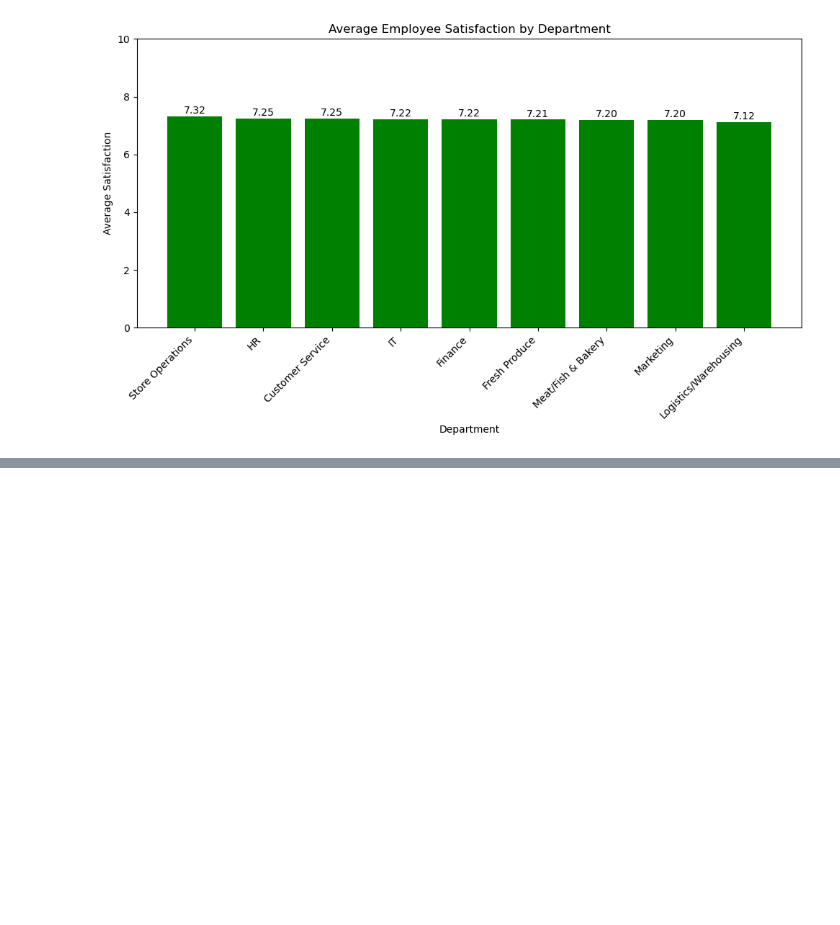
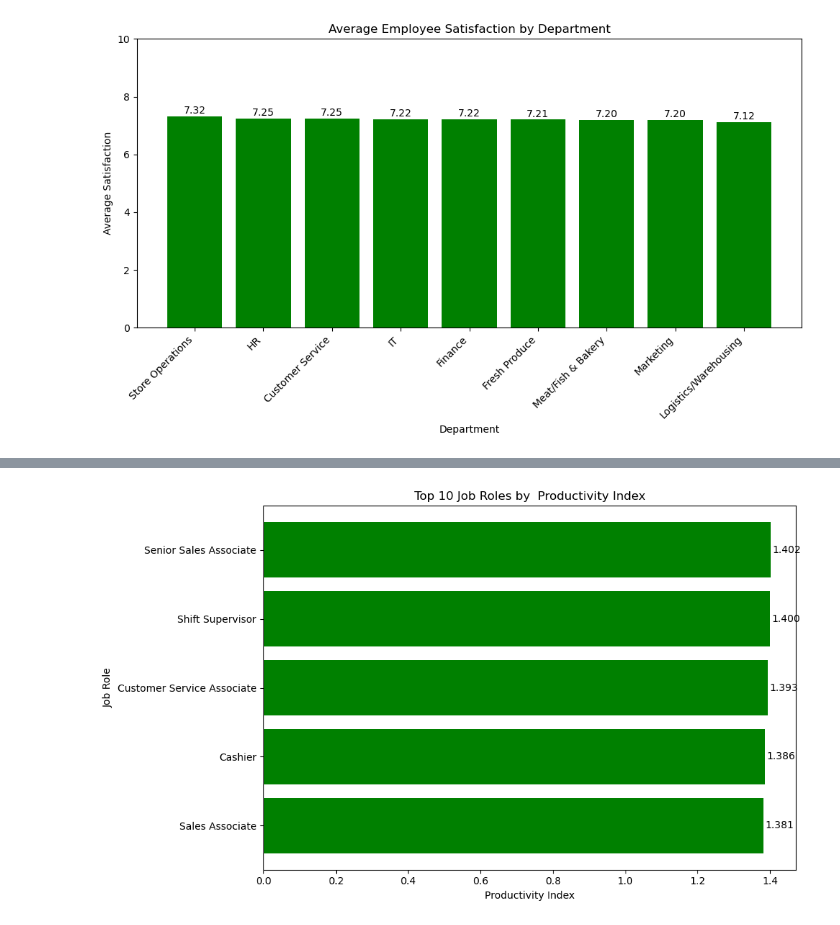
Before and after one commit to ChiBao-v/hr-analytics-workforce-performance, a Jupyter notebook: notebooks/exploratory_data_analysis.ipynb, the cells around one changed output, grey strips where cells are left out. Saved outputs shown, nothing was run; the diff lists cells and outputs as text; code cells hidden in the pictures; blank space fills up the shorter version.

```diff
--- a/notebooks/exploratory_data_analysis.ipynb
+++ b/notebooks/exploratory_data_analysis.ipynb
@@ -876,0 +894,11 @@ A minimum employee count filter is also used to avoid over-interpreting roles th
+# %%
+# More reliable ranking: only roles with enough employees
+min_employee_count = 30
+productivity_by_role_reliable = (
+    productivity_by_role[productivity_by_role['Employee_Count'] >= min_employee_count]
+    .sort_values('Avg_Productivity', ascending=False)
+    .reset_index(drop=True)
+).round(3).head()
+
+
+productivity_by_role_reliable
@@ -876,0 +912,28 @@ A minimum employee count filter is also used to avoid over-interpreting roles th
+# %%
+top_roles = productivity_by_role_reliable.head(10)
+
+plt.figure(figsize=(10,6))
+
+bars = plt.barh(
+    top_roles['Job_Role'],
+    top_roles['Avg_Productivity'],
+    color= 'green'
+)
+plt.gca().invert_yaxis()
+for bar in bars:
+    width = bar.get_width()
+    plt.text(
+        width + 0.005,
+        bar.get_y() + bar.get_height() / 2,
+        f"{width:.3f}",
+        va="center",
+        fontsize=10
+    )
+plt.title('Top 10 Job Roles by  Productivity Index')
+plt.xlabel('Productivity Index')
+plt.ylabel('Job Role')
+
+plt.tight_layout()
+plt.show()
+# %% [output]
+[figure, added]
```
Also changed, not shown: parts of 15 cells of this notebook.
